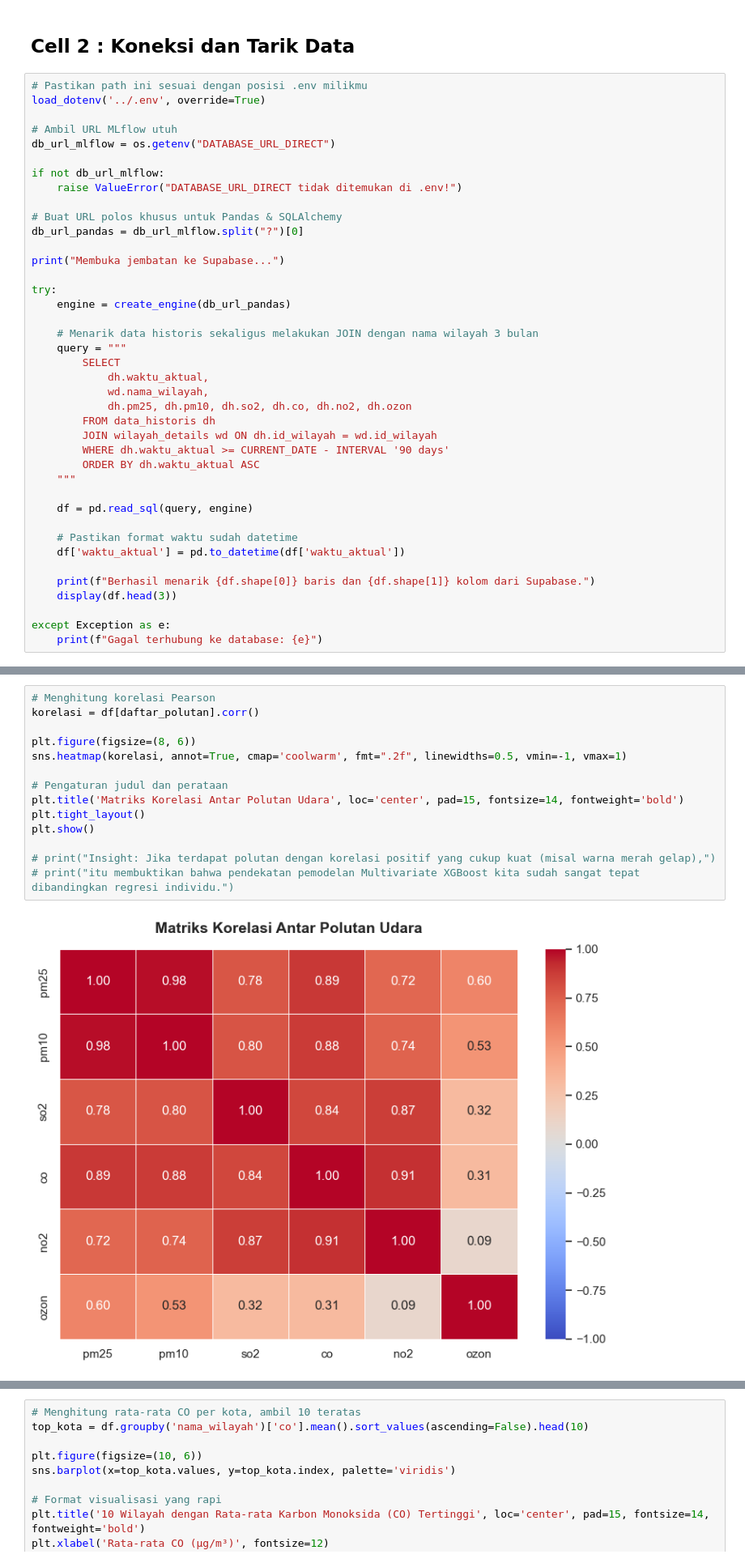
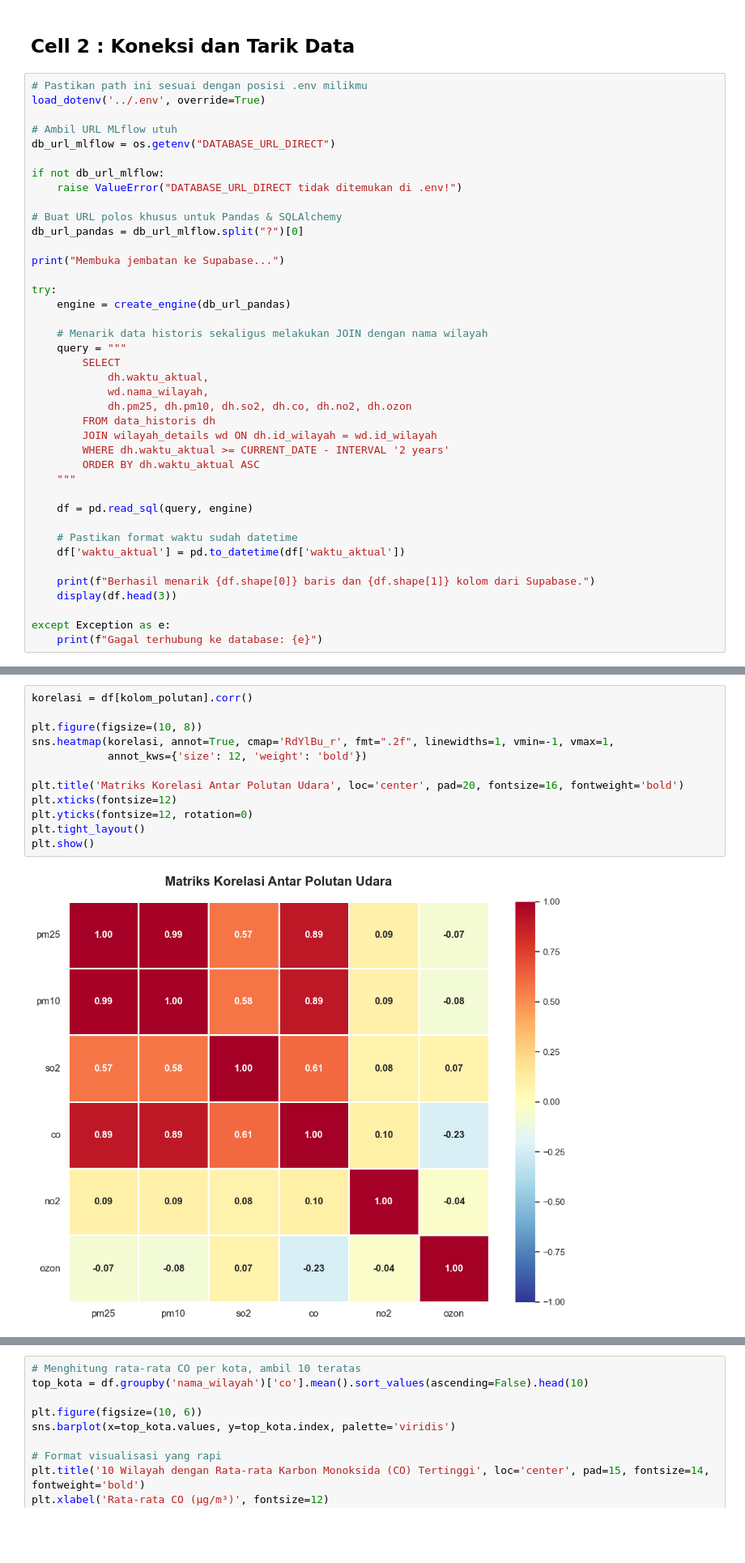
Before and after one commit to tegarkusuma12/Web-ISPU, a Jupyter notebook: data_training/eda.ipynb, the cells around one changed output, grey strips where cells are left out. Shown at 81% size. Saved outputs shown, nothing was run; the diff lists cells and outputs as text; blank space fills up the shorter version.

```diff
--- a/data_training/eda.ipynb
+++ b/data_training/eda.ipynb
@@ -39,7 +39,7 @@ print("Membuka jembatan ke Supabase...")
 try:
     engine = create_engine(db_url_pandas)
 
-    # Menarik data historis sekaligus melakukan JOIN dengan nama wilayah 3 bulan
+    # Menarik data historis sekaligus melakukan JOIN dengan nama wilayah
     query = """
         SELECT
             dh.waktu_aktual,
@@ -47,7 +47,7 @@ try:
             dh.pm25, dh.pm10, dh.so2, dh.co, dh.no2, dh.ozon
         FROM data_historis dh
         JOIN wilayah_details wd ON dh.id_wilayah = wd.id_wilayah
-        WHERE dh.waktu_aktual >= CURRENT_DATE - INTERVAL '90 days'
+        WHERE dh.waktu_aktual >= CURRENT_DATE - INTERVAL '2 years'
         ORDER BY dh.waktu_aktual ASC
     """
 
@@ -145,17 +264,15 @@ plt.show()
 # %%
-# Menghitung korelasi Pearson
-korelasi = df[daftar_polutan].corr()
+korelasi = df[kolom_polutan].corr()
 
-plt.figure(figsize=(8, 6))
-sns.heatmap(korelasi, annot=True, cmap='coolwarm', fmt=".2f", linewidths=0.5, vmin=-1, vmax=1)
+plt.figure(figsize=(10, 8))
+sns.heatmap(korelasi, annot=True, cmap='RdYlBu_r', fmt=".2f", linewidths=1, vmin=-1, vmax=1,
+            annot_kws={'size': 12, 'weight': 'bold'})
 
-# Pengaturan judul dan perataan
-plt.title('Matriks Korelasi Antar Polutan Udara', loc='center', pad=15, fontsize=14, fontweight='bold')
+plt.title('Matriks Korelasi Antar Polutan Udara', loc='center', pad=20, fontsize=16, fontweight='bold')
+plt.xticks(fontsize=12)
+plt.yticks(fontsize=12, rotation=0)
 plt.tight_layout()
 plt.show()
-
-# print("Insight: Jika terdapat polutan dengan korelasi positif yang cukup kuat (misal warna merah gelap),")
-# print("itu membuktikan bahwa pendekatan pemodelan Multivariate XGBoost kita sudah sangat tepat dibandingkan regresi individu.")
 # %% [output]
-[figure, old version]
+[figure, new version]
 # %% [markdown]
```
Also changed, not shown: parts of 15 cells of this notebook, 1 other file.
